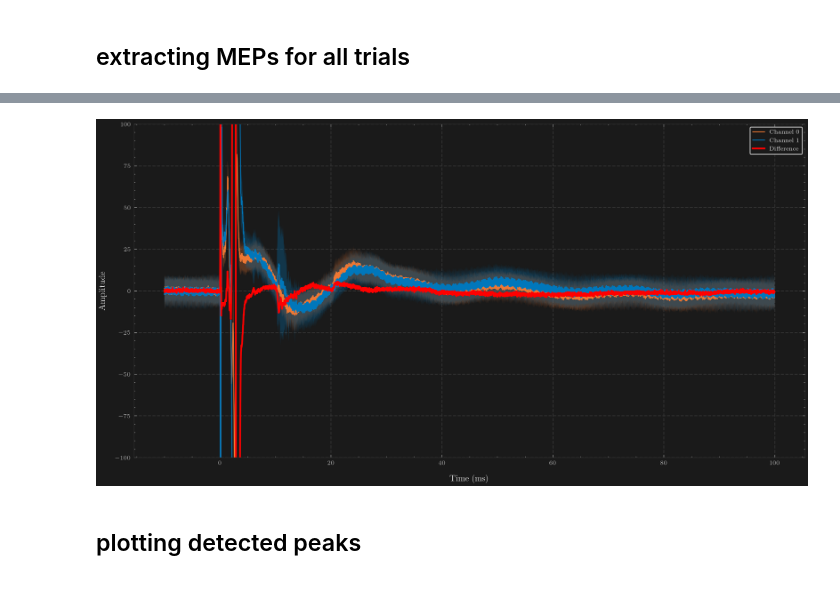
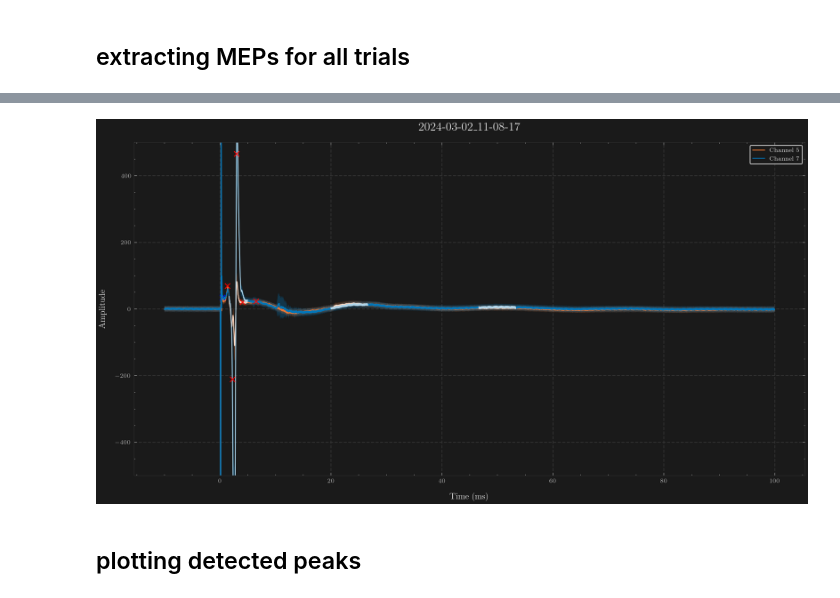
Before and after one commit to raknah/neuroelectrophysiology, a Jupyter notebook: notebooks/simplfied MEP extract.ipynb, the cells around one changed output, grey strips where cells are left out. Cells and saved outputs as stored; diff of their text form; code cells hidden in the pictures.

Commit message:
updated search

```diff
--- a/notebooks/simplfied MEP extract.ipynb
+++ b/notebooks/simplfied MEP extract.ipynb
@@ -57,7 +57,6 @@ for i in tqdm(range(0, n), desc="Processing trials"):
     channels = [5,6,7,8]
     search_parameters = {'height': 10, 'width': (60, 90), 'distance': 30, 'prominence': 2}
 
-
     # defining extractor object
     extractor = Extractor(master_folder=master_folder, trial=trial, group=phenotype, recording_channels=channels)
 
@@ -70,28 +69,97 @@ for i in tqdm(range(0, n), desc="Processing trials"):
     extractor.extract_events(event_channel_number=13)
     extractor.get_event_data(export=False)
 
-    detected = {'phenotype': phenotype, 'current': current_amplitude, 'data': extractor.mep}
+    detected = {'trial': trial, 'phenotype': phenotype, 'current': current_amplitude, 'data': extractor.mep}
 
     extracted_peaks.append(detected)
 # %%
 temp = extracted_peaks[0]['data']
-mean = temp[(5,7), :, :].mean(axis=2)
-std = temp[(5,7), :, :].std(axis=2)
 
-difference = mean[0] - mean[1]
+recording_channels = [5,7]
+
+conversion = 1000 / sampling_rate
+
+time_axis = np.arange(-300, 3000) * conversion
+
+axis = np.arange(3300)
+
+pre = 300
+zone1 = axis[50:150] + pre
+zone2 = axis[600:800] + pre
+zone3 = axis[1400:1600] + pre
 
 plt.figure(figsize=(14, 7), dpi=210)
 
-conversion = 1000 / sampling_rate
-time_axis = np.arange(-300, 3000) * conversion
+for channel in recording_channels:
+    # calculating baseline correction
+    correction_value = temp[channel, :300, :].mean(axis=1).mean(axis=0)
+    correction = np.full((1, 3300), correction_value)
 
-for channel in range(mean.shape[0]):
-    plt.plot(time_axis, mean[channel], label=f'Channel {channel}')
-    plt.fill_between(time_axis, mean[channel] - std[channel], mean[channel] + std[channel], alpha=0.3)
+    # subtracting baseline correction from mean and std
+    mean = (temp[channel, :, :].mean(axis=1) - correction).flatten()
+    std = (temp[channel, :, :].std(axis=1) - correction).flatten()
 
-plt.plot(time_axis, difference, label='Difference', color='red', linewidth=2)
+    # find meps
+    search = {'height': (10, 100), 'width': None, 'distance': 100}
 
-plt.ylim(-100, 100)
+    peaks_1_positive, _ = find_peaks(
+        mean[zone1],
+        height = search['height'],
+        width = search['width'],
+        distance = search['distance']
+    )
+    peaks_2_positive, _ = find_peaks(
+        mean[zone2],
+        height = search['height'],
+        width = search['width'],
+        distance = search['distance']
+    )
+    peaks_3_positive, _ = find_peaks(
+        mean[zone3],
+        height = search['height'],
+        width = search['width'],
+        distance = search['distance']
+    )
+
+    positive_peaks = np.concatenate((peaks_1_positive, peaks_2_positive, peaks_3_positive))+pre
+    print(f'Positive peaks: {positive_peaks}')
+
+    peaks_1_negative, _ = find_peaks(
+        -mean[zone1],
+        height = search['height'],
+        width = search['width'],
+        distance = search['distance']
+    )
+    peaks_2_negative, _ = find_peaks(
+        -mean[zone2],
+        height = search['height'],
+        width = search['width'],
+        distance = search['distance']
+    )
+    peaks_3_negative, _ = find_peaks(
+        -mean[zone3],
+        height = search['height'],
+        width = search['width'],
+        distance = search['distance']
+    )
+
+    negative_peaks = np.concatenate((peaks_1_negative, peaks_2_negative, peaks_3_negative))+pre
+    print(f'Negative peaks: {negative_peaks}')
+
+    # plotting mean and std
+    plt.plot(time_axis, mean, label=f'Channel {channel}')
+    plt.fill_between(time_axis, mean - std, mean + std, alpha=0.3)
+
+    plt.plot(time_axis[zone1], mean[zone1], color='white', alpha=0.7)
+    plt.plot(time_axis[zone2], mean[zone2], color='white', alpha=0.7)
+    plt.plot(time_axis[zone3], mean[zone3], color='white', alpha=0.7)
+
+    # plotting detected peaks
+    plt.plot(time_axis[positive_peaks], mean[positive_peaks], 'x', color='red')
+    plt.plot(time_axis[negative_peaks], mean[negative_peaks], 'x', color='blue')
+
+plt.title(extracted_peaks[0]['trial'])
+plt.ylim(-500, 500)
 plt.xlabel('Time (ms)')
 plt.ylabel('Amplitude')
 plt.legend()
@@ -100,3 +172,3 @@ plt.legend()
-[figure, old version]
+[figure, new version]
 # %% [markdown]
 ## plotting detected peaks
```
Also changed, not shown: parts of 1 cell of this notebook.
